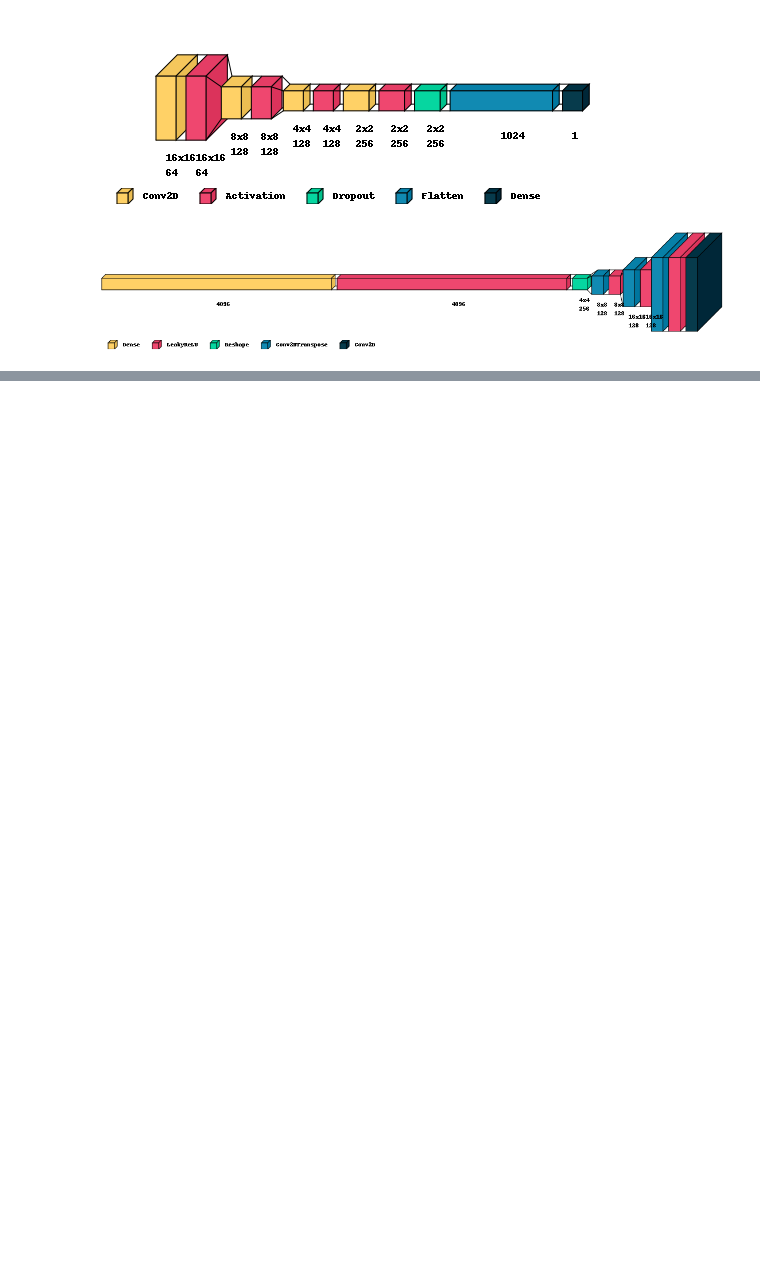
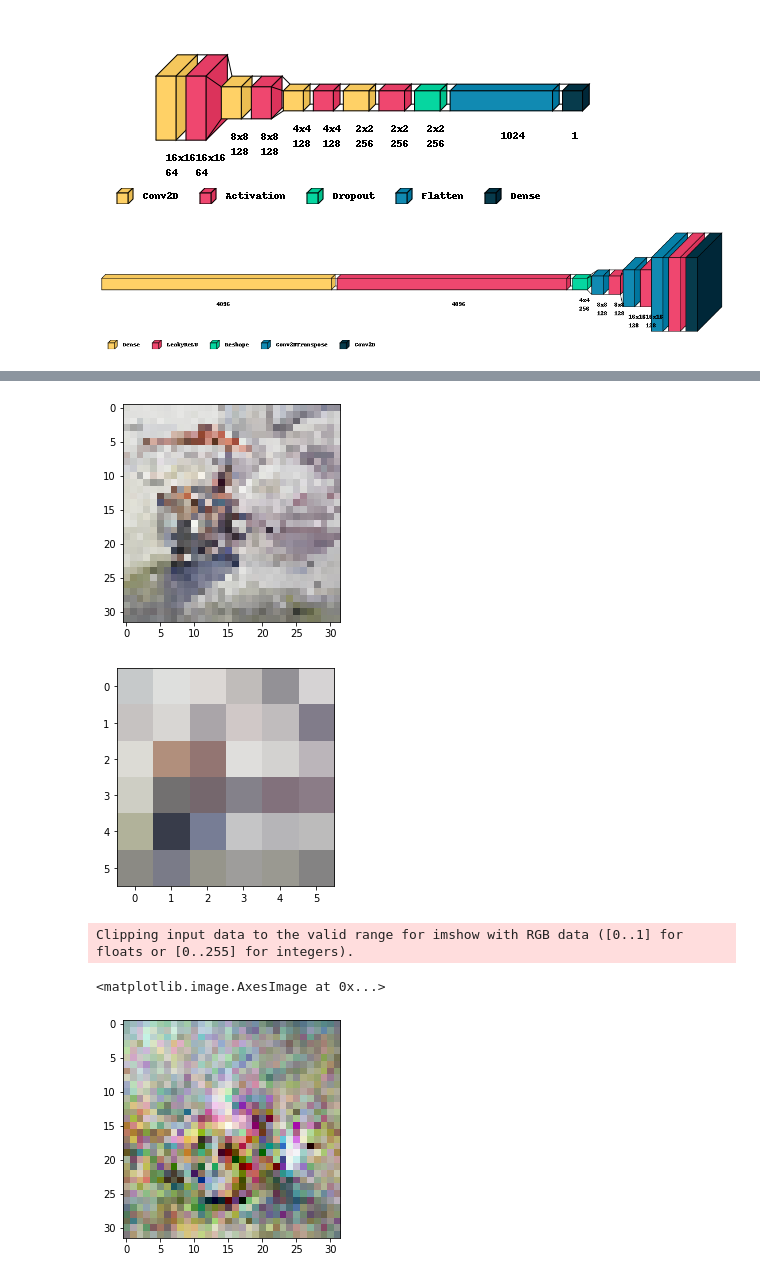
Before and after one commit to thanatath/Image_Processing_CLass_65, a Jupyter notebook: Activity#11/main.ipynb, the cells around one changed output, grey strips where cells are left out. Saved outputs shown, nothing was run; the diff lists cells and outputs as text; code cells hidden in the pictures; blank space fills up the shorter version.

```diff
--- a/Activity#11/main.ipynb
+++ b/Activity#11/main.ipynb
@@ -369,0 +366,2 @@ Clipping input data to the valid range for imshow with RGB data ([0..1] for floa
+# %%
+loaded_model = tf.keras.models.load_model('./Saved_model/generator_model_3000.h5')
@@ -369,0 +370,19 @@ Clipping input data to the valid range for imshow with RGB data ([0..1] for floa
+# %%
+pick_img = x_real[8]
+real_im_test = cv2.resize(pick_img,(6,6))
+plt.imshow(pick_img)
+plt.show()
+plt.imshow(real_im_test)
+plt.show()
+real_im_test = np.array(real_im_test)
+real_im_test = real_im_test.reshape(real_im_test[0].shape[0]*real_im_test[1].shape[0]*3)
+real_im_test = real_im_test[0:100]
+real_im_test = real_im_test.reshape(1,100)
+pred = loaded_model.predict(real_im_test)
+plt.imshow(pred[0,:,:,:])
+# %% [output]
+[figure, added]
+[figure, added]
+Clipping input data to the valid range for imshow with RGB data ([0..1] for floats or [0..255] for integers).
+<matplotlib.image.AxesImage at 0x...>
+[figure, added]
```
Also changed, not shown: parts of 15 cells of this notebook, 1 other file.
